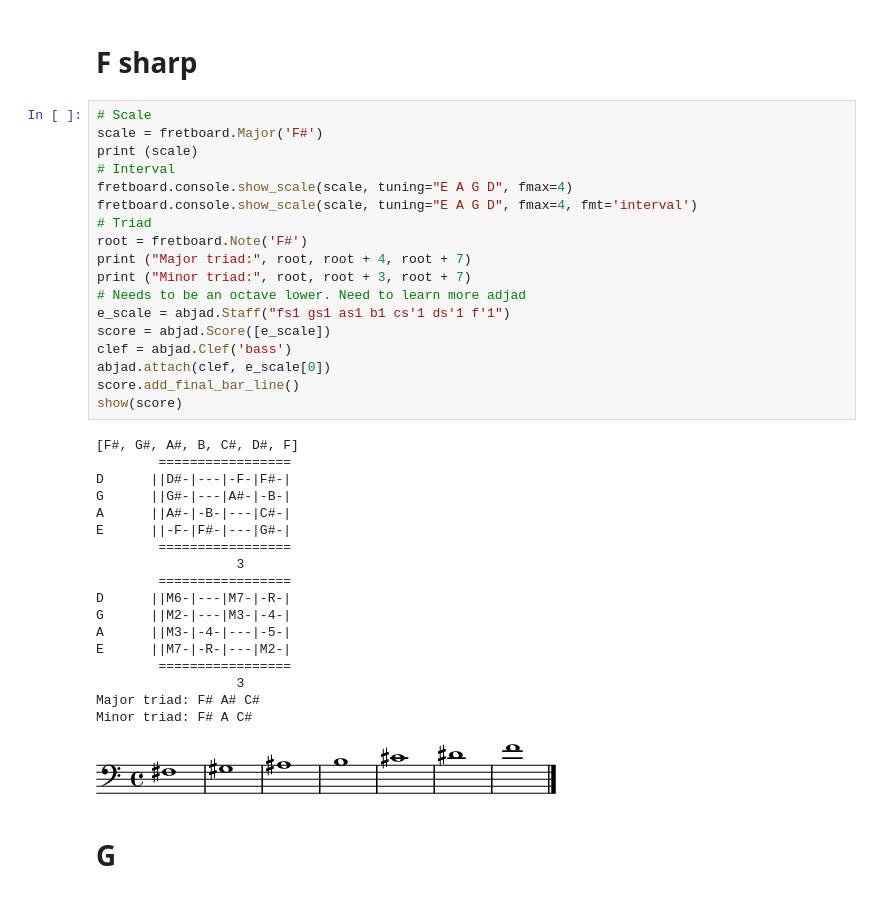
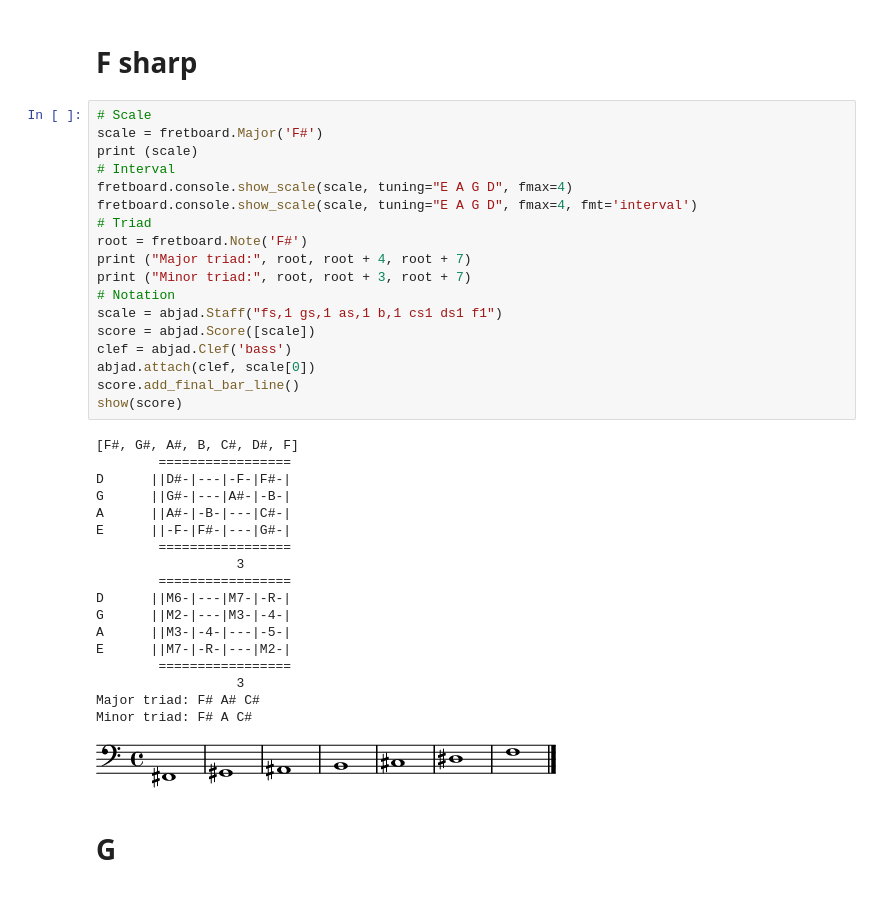
Before and after one commit to fede2cr/rb_method, a Jupyter notebook: 01_scales/Scales.ipynb, the cells around one changed output. Drawn from its saved outputs; the diff is of its cells as text.

```diff
--- a/01_scales/Scales.ipynb
+++ b/01_scales/Scales.ipynb
@@ -94,38 +94,38 @@ Minor triad: F G# C
 scale = fretboard.Major('F#')
 print (scale)
 # Interval
 fretboard.console.show_scale(scale, tuning="E A G D", fmax=4)
 fretboard.console.show_scale(scale, tuning="E A G D", fmax=4, fmt='interval')
 # Triad
 root = fretboard.Note('F#')
 print ("Major triad:", root, root + 4, root + 7)
 print ("Minor triad:", root, root + 3, root + 7)
-# Needs to be an octave lower. Need to learn more adjad
-e_scale = abjad.Staff("fs1 gs1 as1 b1 cs'1 ds'1 f'1")
-score = abjad.Score([e_scale])
+# Notation
+scale = abjad.Staff("fs,1 gs,1 as,1 b,1 cs1 ds1 f1")
+score = abjad.Score([scale])
 clef = abjad.Clef('bass')
-abjad.attach(clef, e_scale[0])
+abjad.attach(clef, scale[0])
 score.add_final_bar_line()
 show(score)
 # %% [output]
 [F#, G#, A#, B, C#, D#, F]
         =================
 D      ||D#-|---|-F-|F#-|
 G      ||G#-|---|A#-|-B-|
 A      ||A#-|-B-|---|C#-|
 E      ||-F-|F#-|---|G#-|
         =================
                   3
         =================
 D      ||M6-|---|M7-|-R-|
 G      ||M2-|---|M3-|-4-|
 A      ||M3-|-4-|---|-5-|
 E      ||M7-|-R-|---|M2-|
         =================
                   3
 Major triad: F# A# C#
 Minor triad: F# A C#
-[figure, old version]
+[figure, new version]
 # %% [markdown]
 # G
 # %%
```
Also changed, not shown: parts of 9 cells of this notebook.
